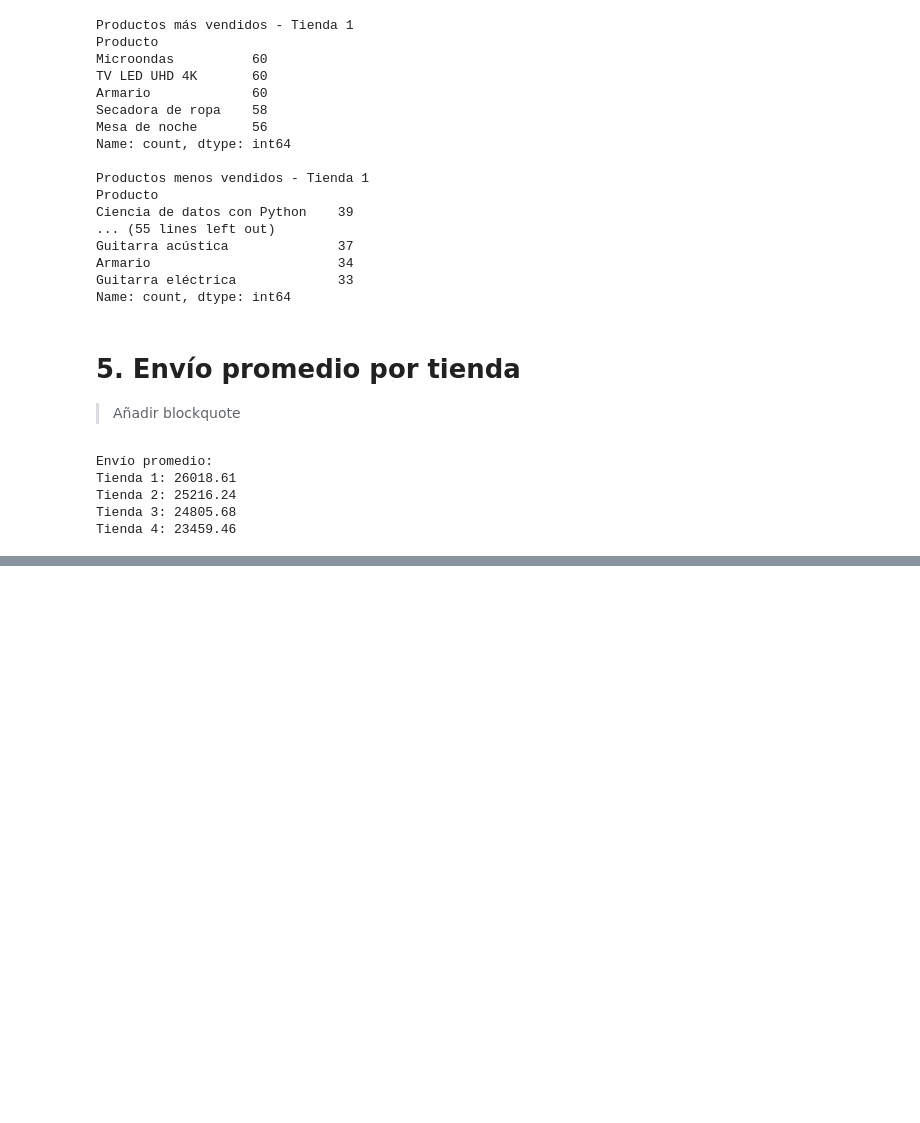
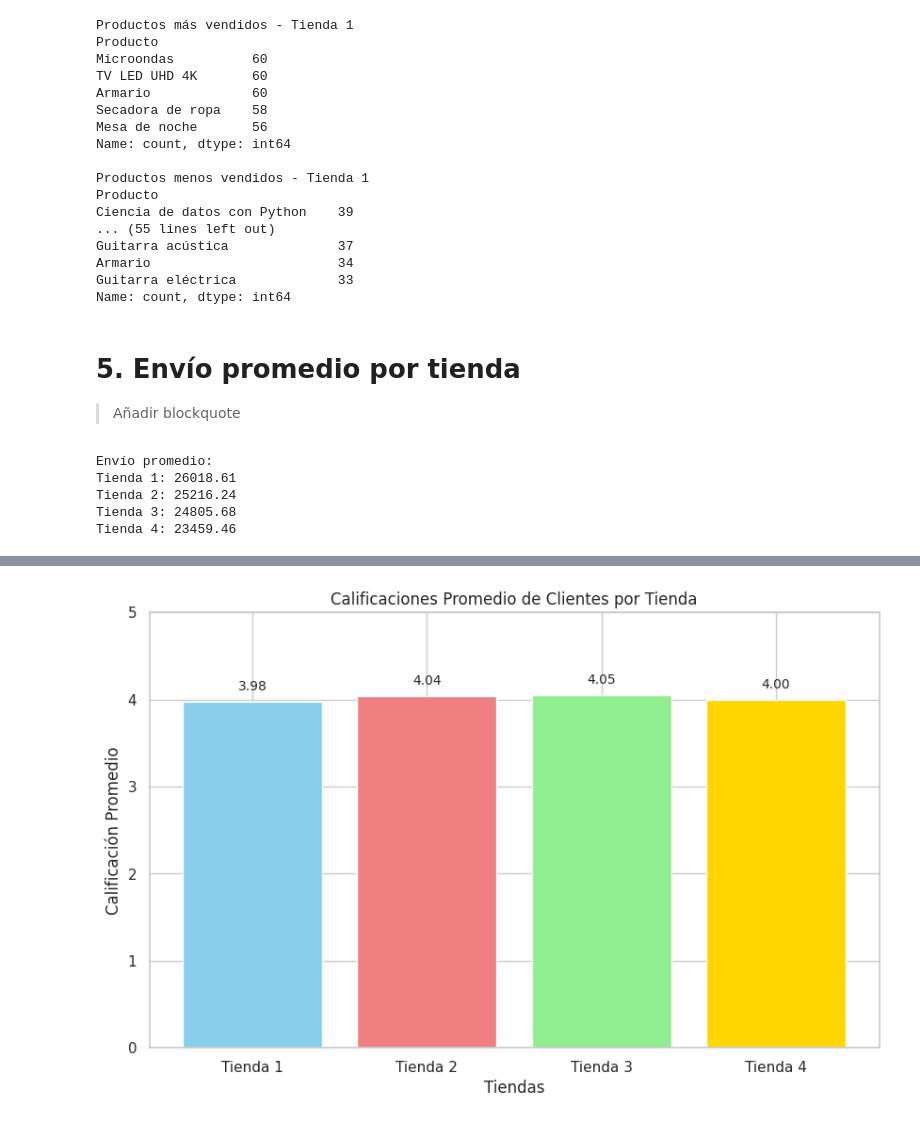
Before and after one commit to Katerincasas/challenge-ciencia-de-datos, a Jupyter notebook: analisis_tienda.ipynb, the cells around one changed output, grey strips where cells are left out. Cells and saved outputs as stored; diff of their text form; code cells hidden in the pictures; blank space fills up the shorter version.

```diff
--- a/analisis_tienda.ipynb
+++ b/analisis_tienda.ipynb
@@ -150,0 +199,30 @@ Tienda 4: 23459.46
+# %%
+# prompt: grafico de  Calificaciones de Clientes de las 4 tiendas
+
+import matplotlib.pyplot as plt
+
+# Calificaciones promedio de cada tienda
+calificaciones_promedio = {
+    'Tienda 1': tienda['Calificación'].mean(),
+    'Tienda 2': tienda2['Calificación'].mean(),
+    'Tienda 3': tienda3['Calificación'].mean(),
+    'Tienda 4': tienda4['Calificación'].mean()
+}
+
+tiendas = list(calificaciones_promedio.keys())
+calificaciones = list(calificaciones_promedio.values())
+
+plt.figure(figsize=(10, 6))
+plt.bar(tiendas, calificaciones, color=['skyblue', 'lightcoral', 'lightgreen', 'gold'])
+plt.xlabel("Tiendas")
+plt.ylabel("Calificación Promedio")
+plt.title("Calificaciones Promedio de Clientes por Tienda")
+plt.ylim(0, 5)  # Ajustar el límite del eje y para una mejor visualización
+
+# Agregar etiquetas de valor encima de cada barra
+for i, v in enumerate(calificaciones):
+    plt.text(i, v + 0.1, f"{v:.2f}", ha='center', va='bottom', fontsize=10)
+
+plt.show()
+# %% [output]
+[figure, added]
```
Also changed, not shown: parts of 6 cells of this notebook.
